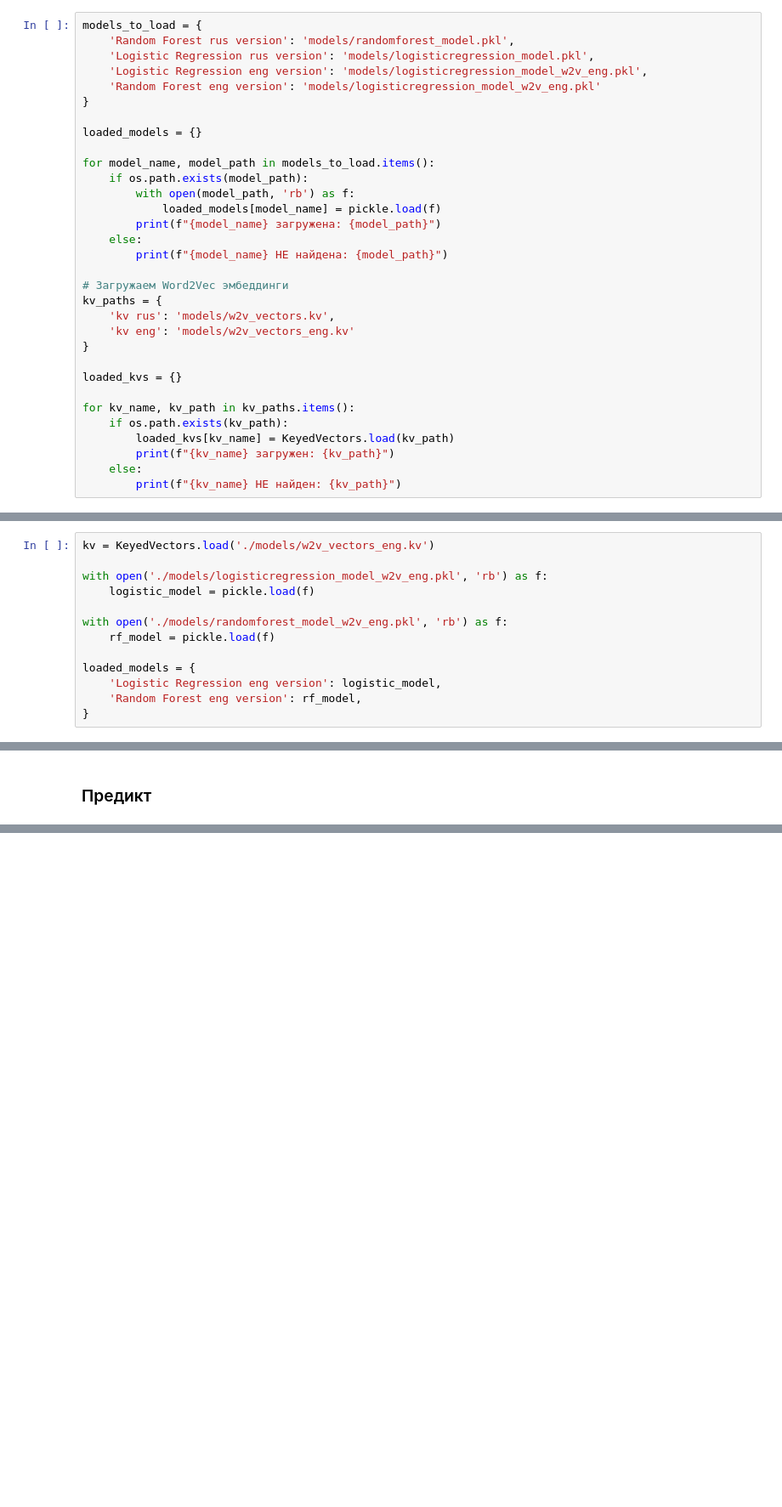
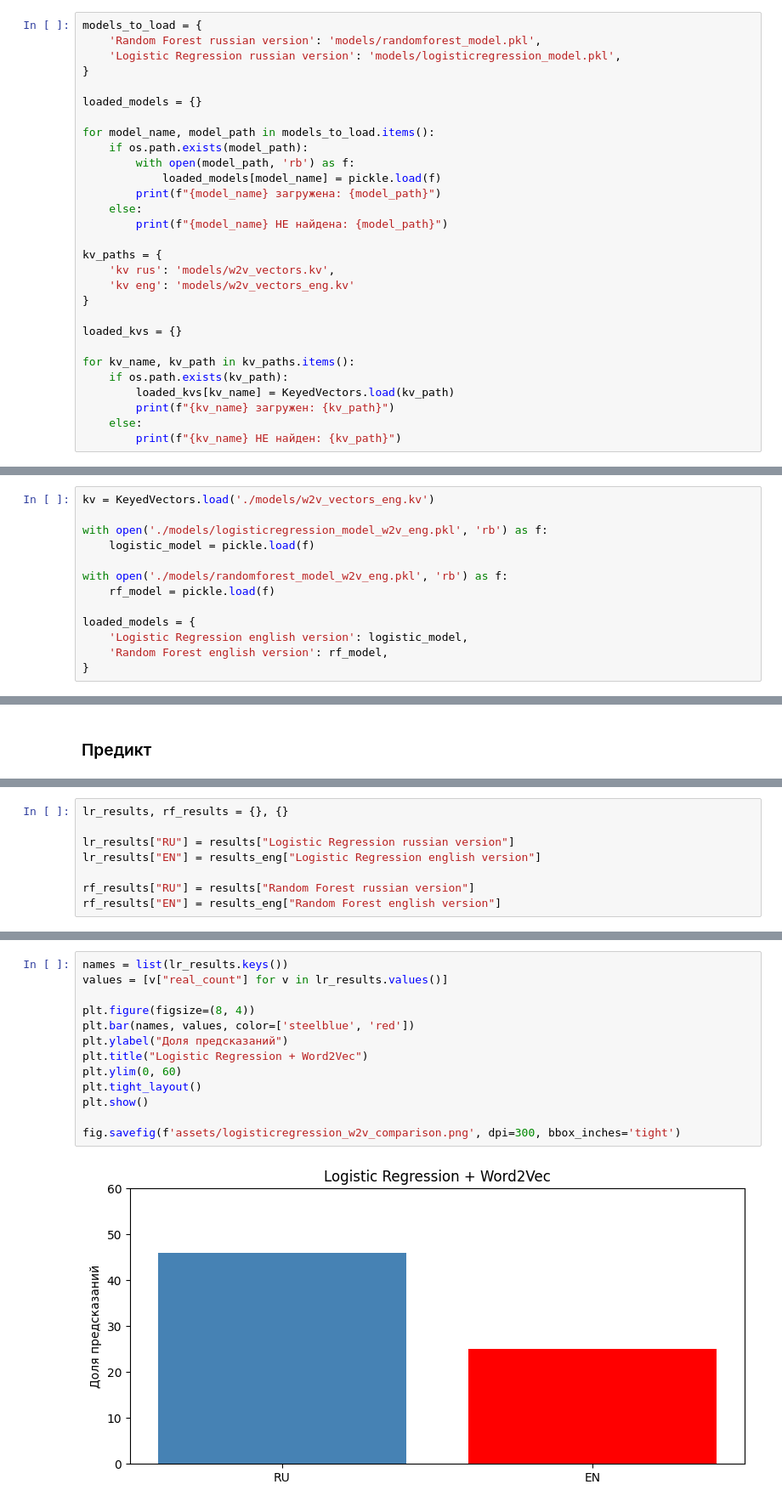
Before and after one commit to RafaelPozoyan/russian_fake_news_detector, a Jupyter notebook: approach_comparsion.ipynb, the cells around one changed output, grey strips where cells are left out. Shown: that part at 85% size. Saved outputs shown, nothing was run; the diff lists cells and outputs as text; blank space fills up the shorter version.

Commit message:
ended with english dataset

```diff
--- a/approach_comparsion.ipynb
+++ b/approach_comparsion.ipynb
@@ -430,10 +426,8 @@ def build_feature_vector_w2v(headline_text, body_text, kv_model, max_len=150):
 ### Загрузка моделей и эмбеддинггов
 # %%
 models_to_load = {
-    'Random Forest rus version': 'models/randomforest_model.pkl',
-    'Logistic Regression rus version': 'models/logisticregression_model.pkl',
-    'Logistic Regression eng version': 'models/logisticregression_model_w2v_eng.pkl',
-    'Random Forest eng version': 'models/logisticregression_model_w2v_eng.pkl'
+    'Random Forest russian version': 'models/randomforest_model.pkl',
+    'Logistic Regression russian version': 'models/logisticregression_model.pkl',
 }
 
 loaded_models = {}
@@ -446,7 +440,6 @@ for model_name, model_path in models_to_load.items():
     else:
         print(f"{model_name} НЕ найдена: {model_path}")
 
-# Загружаем Word2Vec эмбеддинги
 kv_paths = {
     'kv rus': 'models/w2v_vectors.kv',
     'kv eng': 'models/w2v_vectors_eng.kv'
@@ -554,6 +538,6 @@ with open('./models/randomforest_model_w2v_eng.pkl', 'rb') as f:
     rf_model = pickle.load(f)
 
 loaded_models = {
-    'Logistic Regression eng version': logistic_model,
-    'Random Forest eng version': rf_model,
+    'Logistic Regression english version': logistic_model,
+    'Random Forest english version': rf_model,
 }
@@ -646,0 +616,8 @@ Random Forest eng version: real_count = 19
+# %%
+lr_results, rf_results = {}, {}
+
+lr_results["RU"] = results["Logistic Regression russian version"]
+lr_results["EN"] = results_eng["Logistic Regression english version"]
+
+rf_results["RU"] = results["Random Forest russian version"]
+rf_results["EN"] = results_eng["Random Forest english version"]
@@ -646,0 +629,15 @@ Random Forest eng version: real_count = 19
+# %%
+names = list(lr_results.keys())
+values = [v["real_count"] for v in lr_results.values()]
+
+plt.figure(figsize=(8, 4))
+plt.bar(names, values, color=['steelblue', 'red'])
+plt.ylabel("Доля предсказаний")
+plt.title("Logistic Regression + Word2Vec")
+plt.ylim(0, 60)
+plt.tight_layout()
+plt.show()
+
+fig.savefig(f'assets/logisticregression_w2v_comparison.png', dpi=300, bbox_inches='tight')
+# %% [output]
+[figure, added]
```
Also changed, not shown: parts of 14 cells of this notebook, 1 other file.
